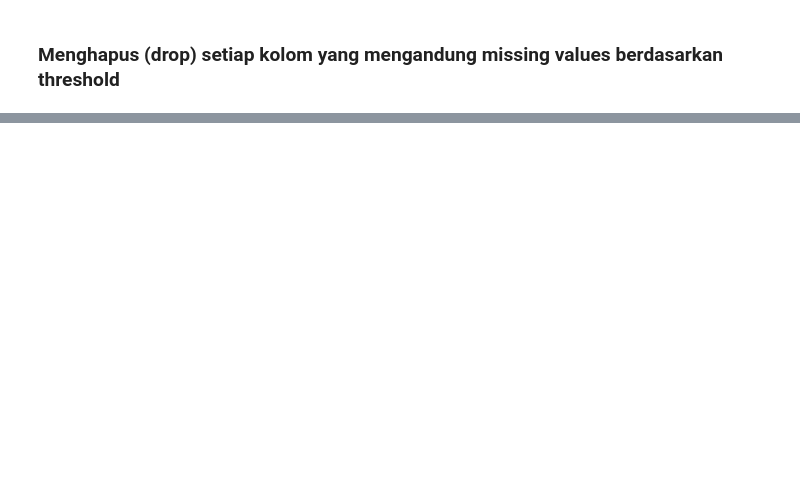
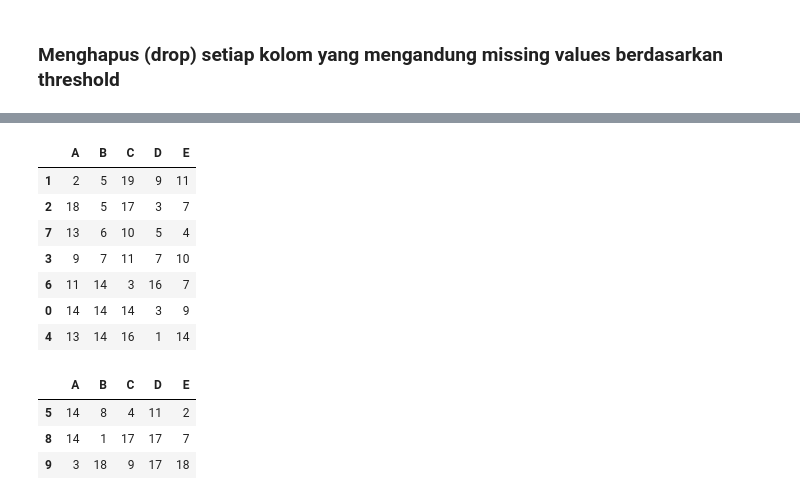
Before and after one commit to boedybios/pandas_tricks, a Jupyter notebook: pandas_tricks.ipynb, the cells around one changed output, grey strips where cells are left out. Saved outputs shown, nothing was run; the diff lists cells and outputs as text; code cells hidden in the pictures; blank space fills up the shorter version.

```diff
--- a/pandas_tricks.ipynb
+++ b/pandas_tricks.ipynb
@@ -302,0 +447,18 @@ df.head()
+# %%
+df_1
+# %% [output]
+|  | A | B | C | D | E |
+| 1 | 2 | 5 | 19 | 9 | 11 |
+| 2 | 18 | 5 | 17 | 3 | 7 |
+| 7 | 13 | 6 | 10 | 5 | 4 |
+| 3 | 9 | 7 | 11 | 7 | 10 |
+| 6 | 11 | 14 | 3 | 16 | 7 |
+| 0 | 14 | 14 | 14 | 3 | 9 |
+| 4 | 13 | 14 | 16 | 1 | 14 |
+# %%
+df_2
+# %% [output]
+|  | A | B | C | D | E |
+| 5 | 14 | 8 | 4 | 11 | 2 |
+| 8 | 14 | 1 | 17 | 17 | 7 |
+| 9 | 3 | 18 | 9 | 17 | 18 |
```
Also changed, not shown: parts of 52 cells of this notebook.
